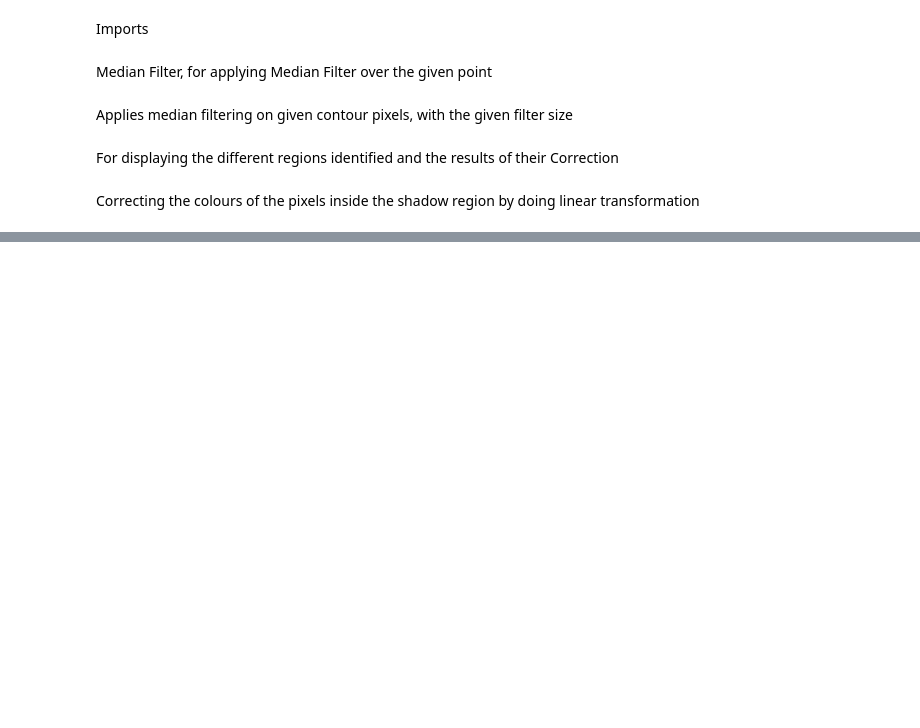
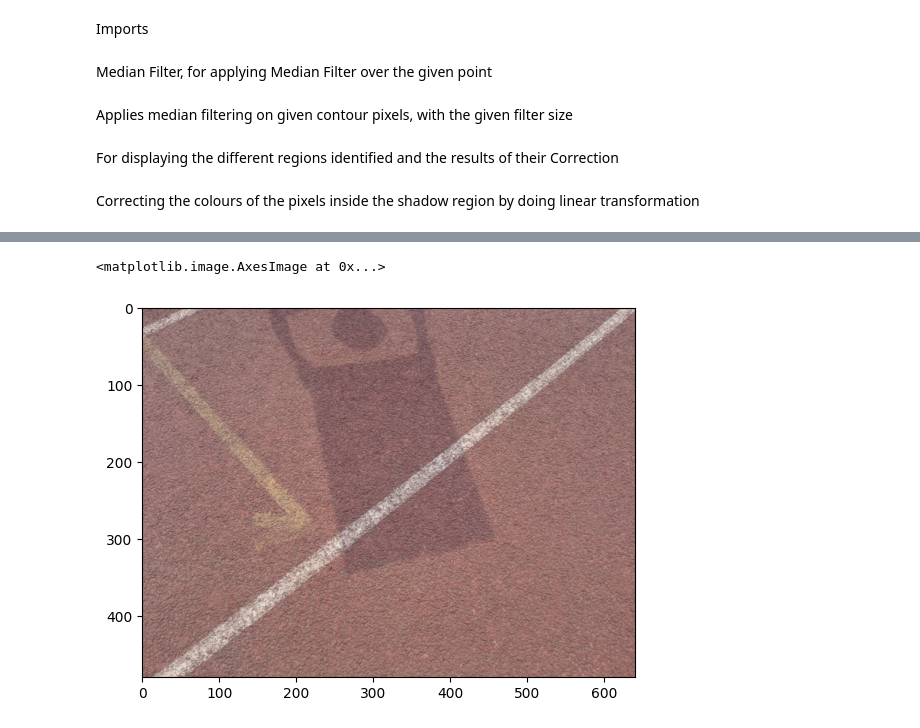
Before and after one commit to Asharma538/CV_Project, a Jupyter notebook: trial/shadow_remover.ipynb, the cells around one changed output, grey strips where cells are left out. Cells and saved outputs as stored; diff of their text form; code cells hidden in the pictures; blank space fills up the shorter version.

```diff
--- a/trial/shadow_remover.ipynb
+++ b/trial/shadow_remover.ipynb
@@ -340,0 +343,7 @@ Read the image ../Images/image13.png
+# %%
+image_path = "../Images/image16.png"
+image = cv2.cvtColor(cv2.imread(image_path),cv2.COLOR_BGR2RGB)
+plt.imshow(image)
+# %% [output]
+<matplotlib.image.AxesImage at 0x...>
+[figure, added]
```
Also changed, not shown: parts of 8 cells of this notebook, 4 other files.
